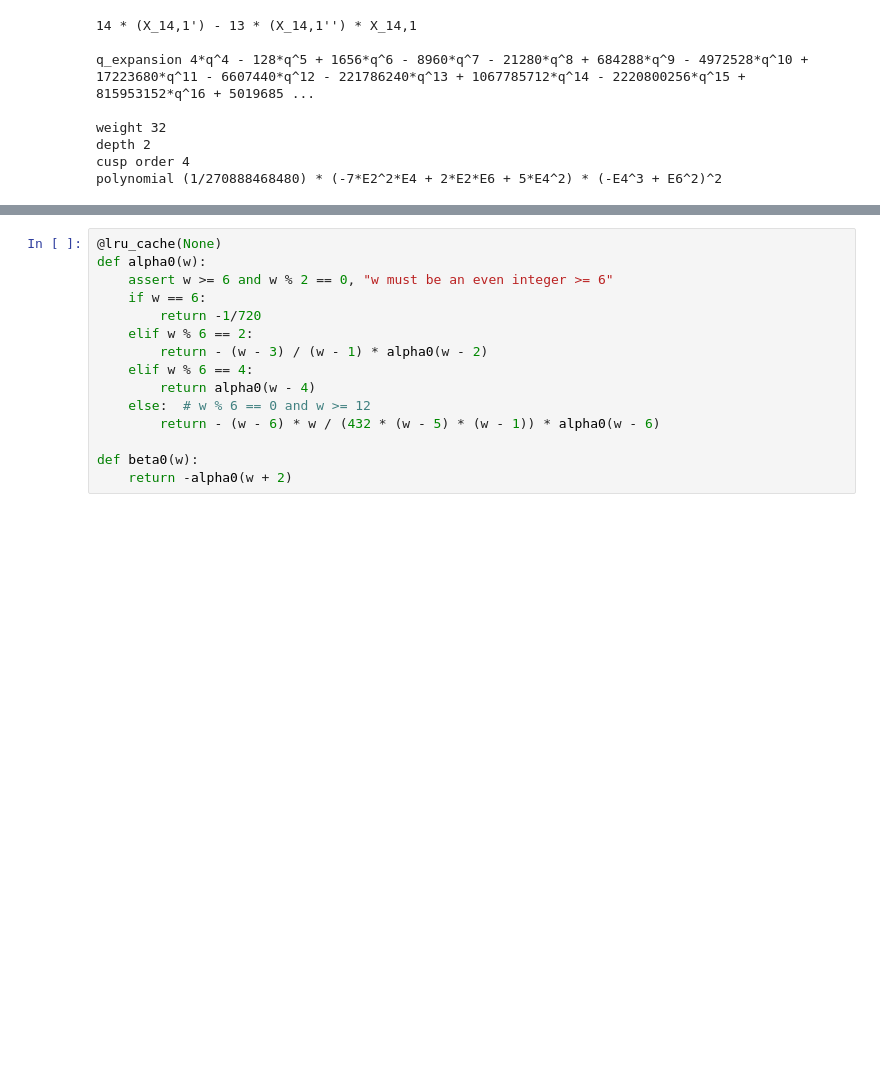
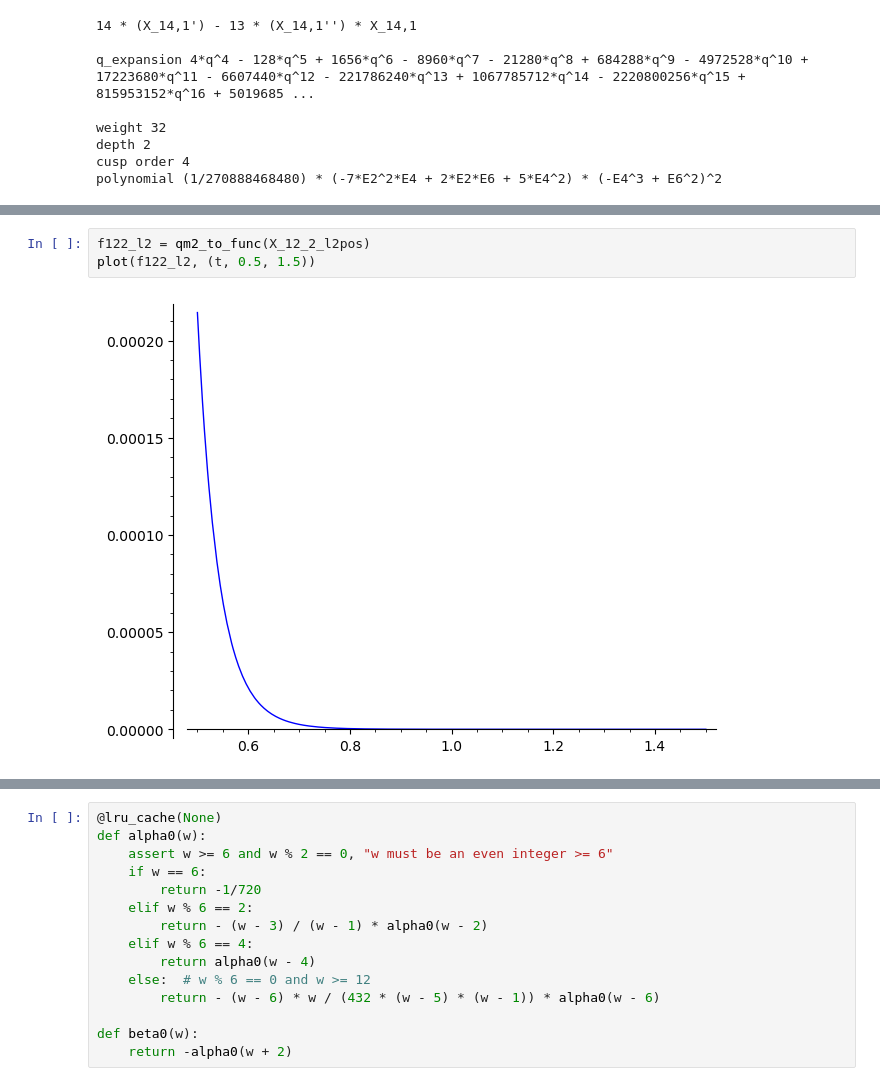
Before and after one commit to seewoo5/posqmf, a Jupyter notebook: polymod.ipynb, the cells around one changed output, grey strips where cells are left out. Drawn from its saved outputs; the diff is of its cells as text; blank space fills up the shorter version.

```diff
--- a/polymod.ipynb
+++ b/polymod.ipynb
@@ -394,0 +457,5 @@ D = 2 * (x^16 + 1) + 2008 * (x^15 + x) + 562440 * (x^14 + x^2) + 29685800 * (x^1
+# %%
+f122_l2 = qm2_to_func(X_12_2_l2pos)
+plot(f122_l2, (t, 0.5, 1.5))
+# %% [output]
+[figure, added]
```
Also changed, not shown: parts of 20 cells of this notebook, 1 other file.
